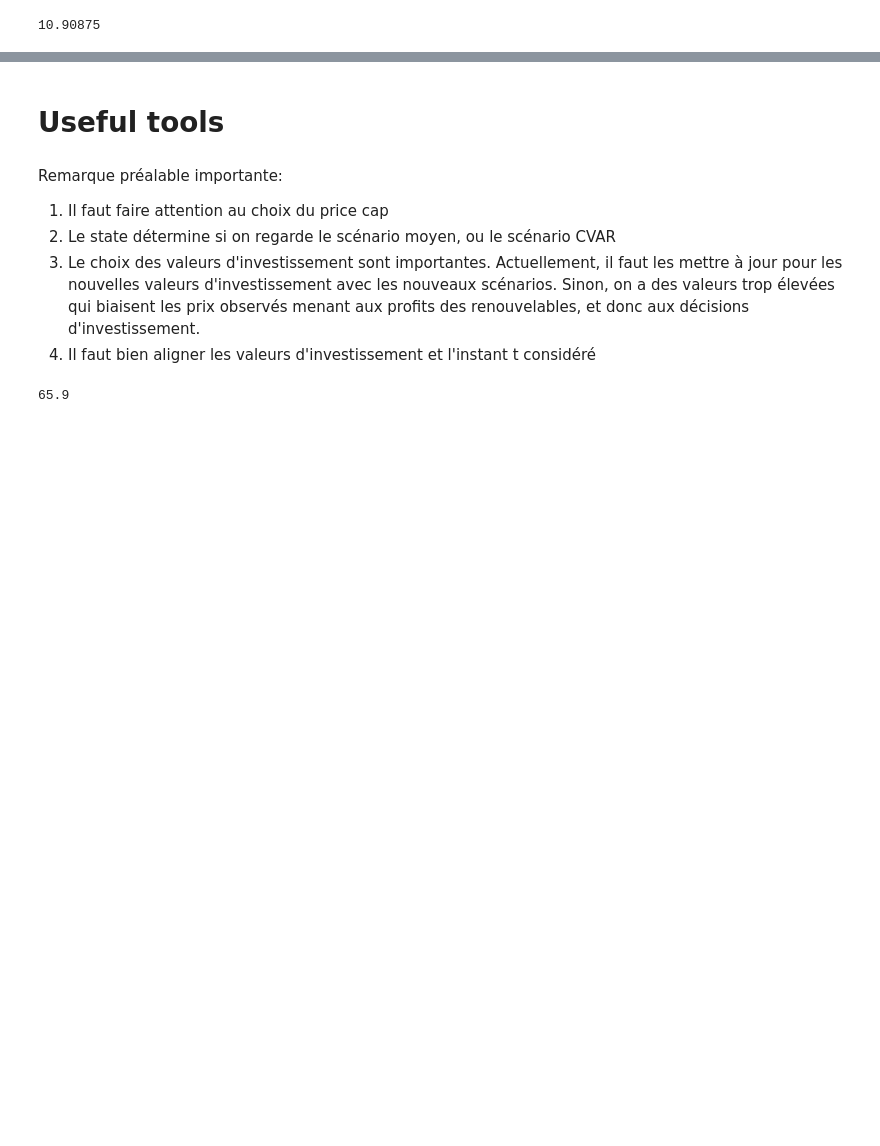
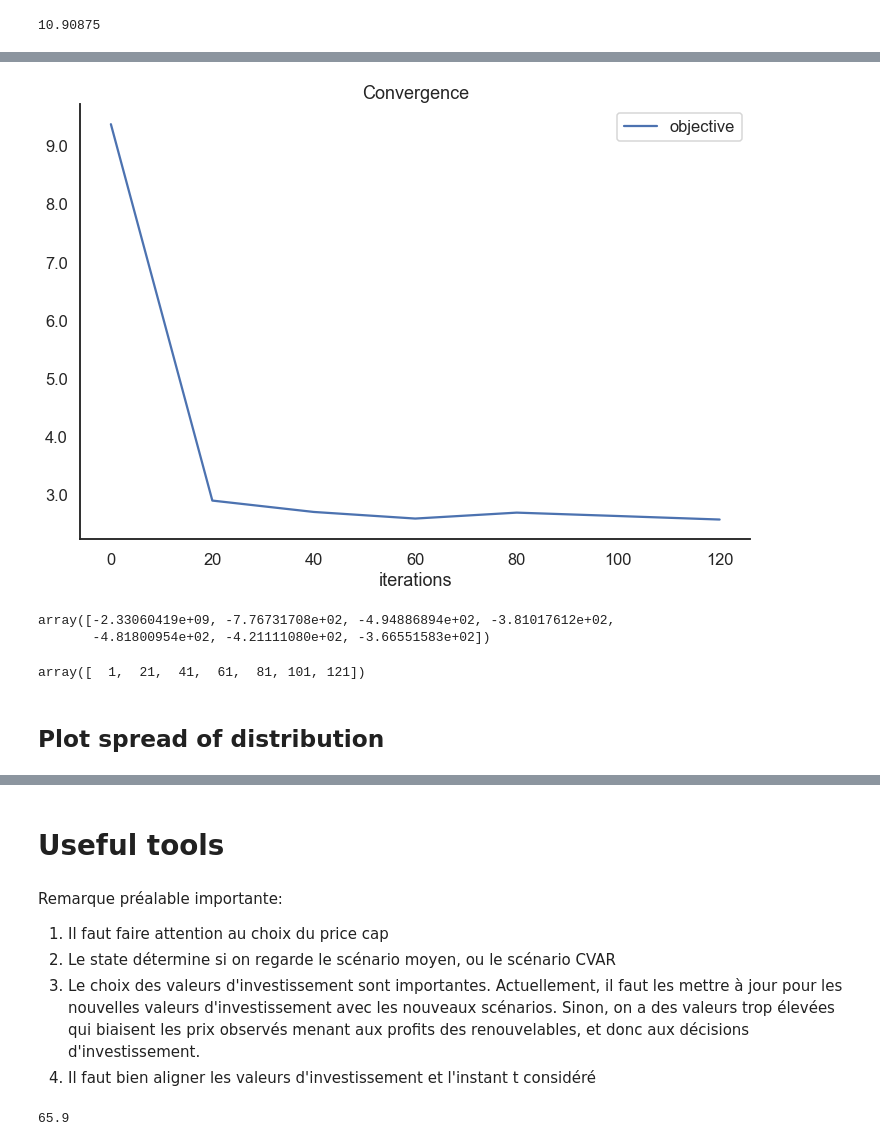
Before and after one commit to celiaescribe/investment_model_heterogeneity, a Jupyter notebook: plots_heterogeneity.ipynb, the cells around one changed output, grey strips where cells are left out. Cells and saved outputs as stored; diff of their text form; code cells hidden in the pictures; blank space fills up the shorter version.

```diff
--- a/plots_heterogeneity.ipynb
+++ b/plots_heterogeneity.ipynb
@@ -786,0 +1157,25 @@ px.line(tmp.loc[tmp.tec == "wind"], x="time", y="average_state", color="weight",
+# %%
+directory = "outputs/1024_gamma_heterogeneity_demand_uncertainty/"
+kwd1 = "weight"
+kwd2 = "beta"
+name_param = "gamma"
+
+additional_parameters, trans_matrix, demand_states, joint_law, x_cutoff, y_cutoff, Q_offshore, weather_params = load_classical_params()
+
+state_distribution_dict, objective_gap_dict, index_objective_dict, list_gamma_dict, list_weight_gamma_dict = process_files_from_folder_heterogeneity(directory, kwd1, kwd2)
+
+demand_trajectory_low = [1, 0, 0, 0, 0]
+demand_trajectory_middle = [1, 1, 1, 1, 1]
+demand_trajectory_high = [1, 2, 2, 2, 2]
+demand_trajectory_middle_high = [1, 1, 1, 2, 2]
+
+demand_trajectory_dict = {
+    "low": demand_trajectory_low,
+    "middle": demand_trajectory_middle,
+    "high": demand_trajectory_high}
+
+time_list = ['2025', '2030', '2035', '2040', '2045']
+state_dataframe = create_state_dataframe_heterogeneity(state_distribution_dict, list_gamma_dict, list_weight_gamma_dict, name_param=name_param,
+                                                       demand_trajectory_dict=demand_trajectory_dict, demand_list=list(demand_trajectory_dict.keys()), keyword1=kwd1,
+                                                        keyword2=kwd2, param_list=list(state_distribution_dict.keys()), time_list=time_list)
+state_dataframe["gamma_state"] = state_dataframe["state"]*state_dataframe["gamma"]
@@ -786,0 +1240,8 @@ px.line(tmp.loc[tmp.tec == "wind"], x="time", y="average_state", color="weight",
+# %%
+key = ('2DiracNonUniformHigh', '0p4')
+iterations = index_objective_dict[key]
+objective = objective_gap_dict[key]
+
+df_objective = pd.DataFrame(data={"iterations": iterations, "objective": np.log10(-objective)})
+df_objective["iterations"] = df_objective["iterations"] - 1
+df_objective
@@ -786,0 +1257,15 @@ px.line(tmp.loc[tmp.tec == "wind"], x="time", y="average_state", color="weight",
+# %%
+make_line_plot(df_objective.set_index("iterations"), y_label="Convergence", figsize=(12,8), legend=False)
+# %% [output]
+[figure, added]
+# %%
+objective
+# %% [output]
+array([-2.33060419e+09, -7.76731708e+02, -4.94886894e+02, -3.81017612e+02,
+       -4.81800954e+02, -4.21111080e+02, -3.66551583e+02])
+# %%
+iterations
+# %% [output]
+array([  1,  21,  41,  61,  81, 101, 121])
+# %% [markdown]
+## Plot spread of distribution
```
Also changed, not shown: parts of 57 cells of this notebook, 4 other files.
